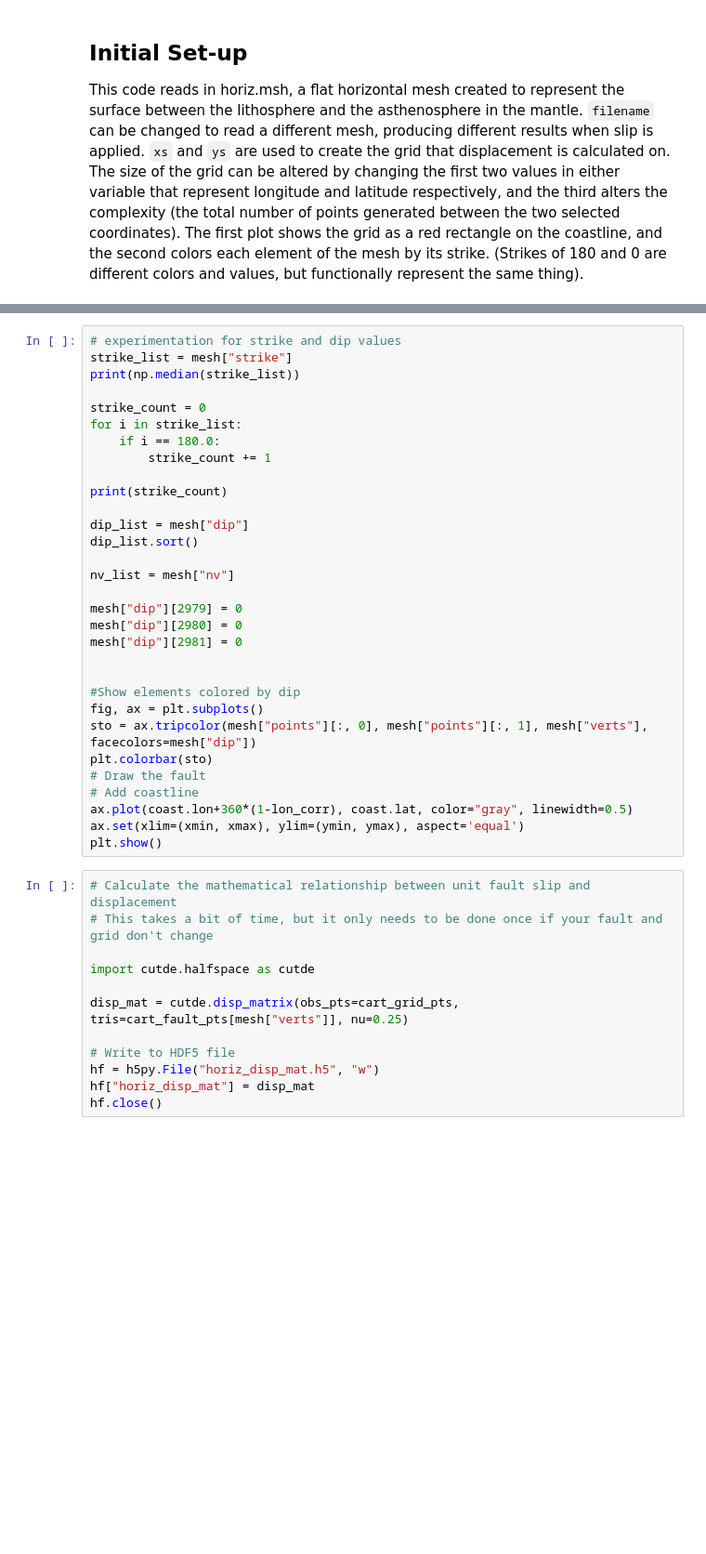
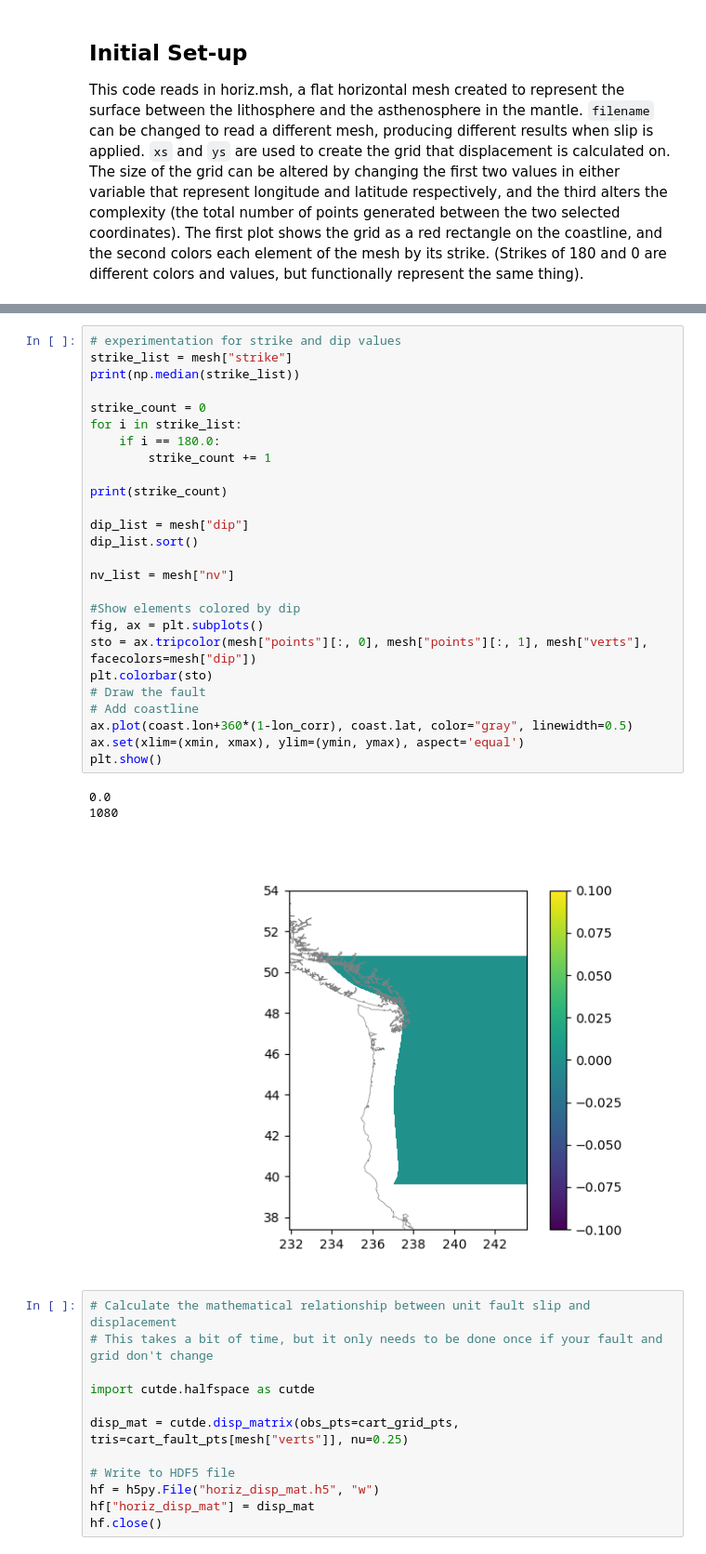
Before and after one commit to jazminemsjordan/fault_displacement, a Jupyter notebook: fault_displacement.ipynb, the cells around one changed output, grey strips where cells are left out. Shown at 93% size. Cells and saved outputs as stored; diff of their text form; blank space fills up the shorter version.

```diff
--- a/fault_displacement.ipynb
+++ b/fault_displacement.ipynb
@@ -184,34 +190,33 @@ print(xmin)
 # %%
 # experimentation for strike and dip values
 strike_list = mesh["strike"]
 print(np.median(strike_list))
 
 strike_count = 0
 for i in strike_list:
     if i == 180.0:
         strike_count += 1
 
 print(strike_count)
 
 dip_list = mesh["dip"]
 dip_list.sort()
 
 nv_list = mesh["nv"]
 
-mesh["dip"][2979] = 0
-mesh["dip"][2980] = 0
-mesh["dip"][2981] = 0
-
-
 #Show elements colored by dip
 fig, ax = plt.subplots()
 sto = ax.tripcolor(mesh["points"][:, 0], mesh["points"][:, 1], mesh["verts"], facecolors=mesh["dip"])
 plt.colorbar(sto)
 # Draw the fault
 # Add coastline
 ax.plot(coast.lon+360*(1-lon_corr), coast.lat, color="gray", linewidth=0.5)
 ax.set(xlim=(xmin, xmax), ylim=(ymin, ymax), aspect='equal')
 plt.show()
+# %% [output]
+0.0
+1080
+[figure, added]
 # %%
 # Calculate the mathematical relationship between unit fault slip and displacement
 # This takes a bit of time, but it only needs to be done once if your fault and grid don't change
```
Also changed, not shown: parts of 8 cells of this notebook, 3 other files.
